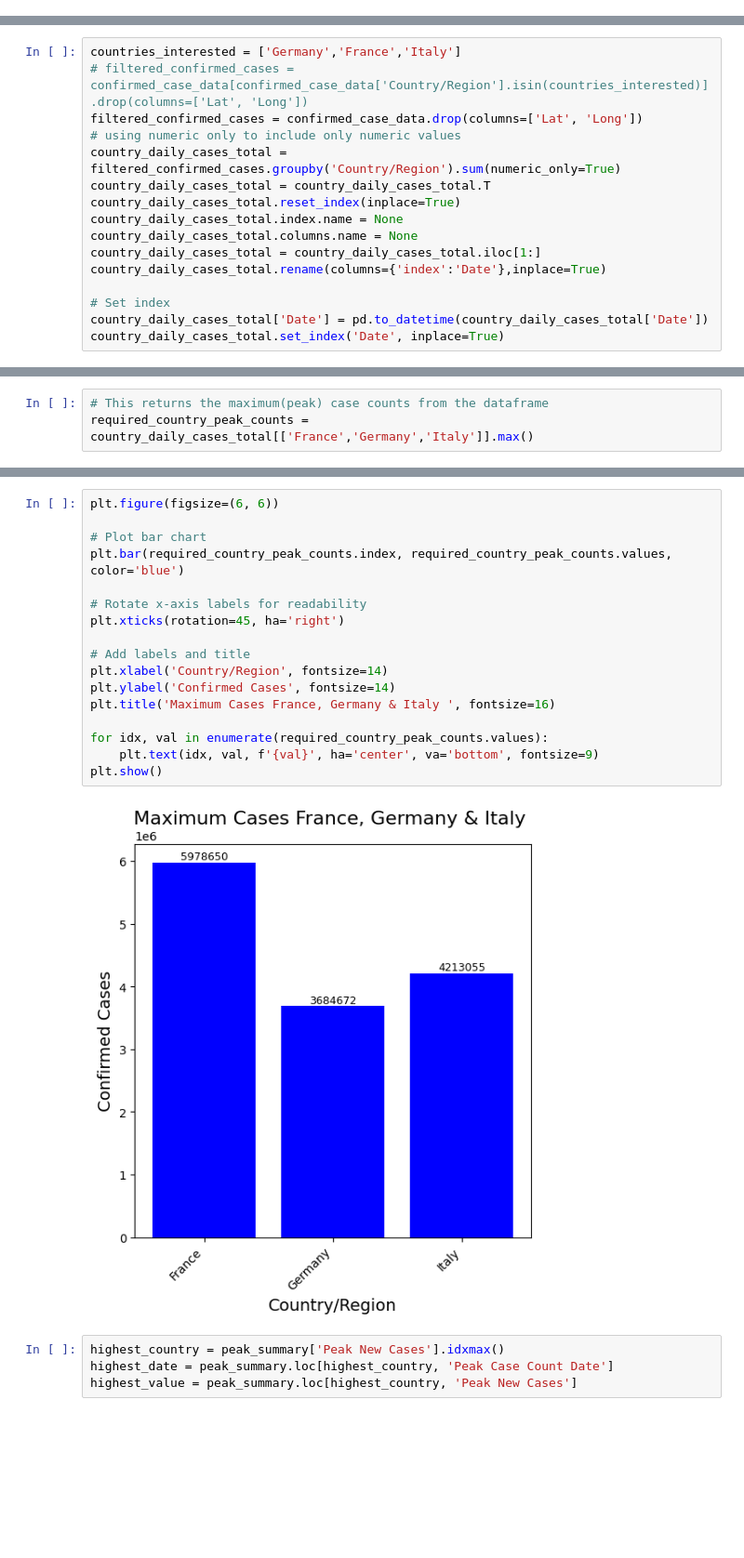
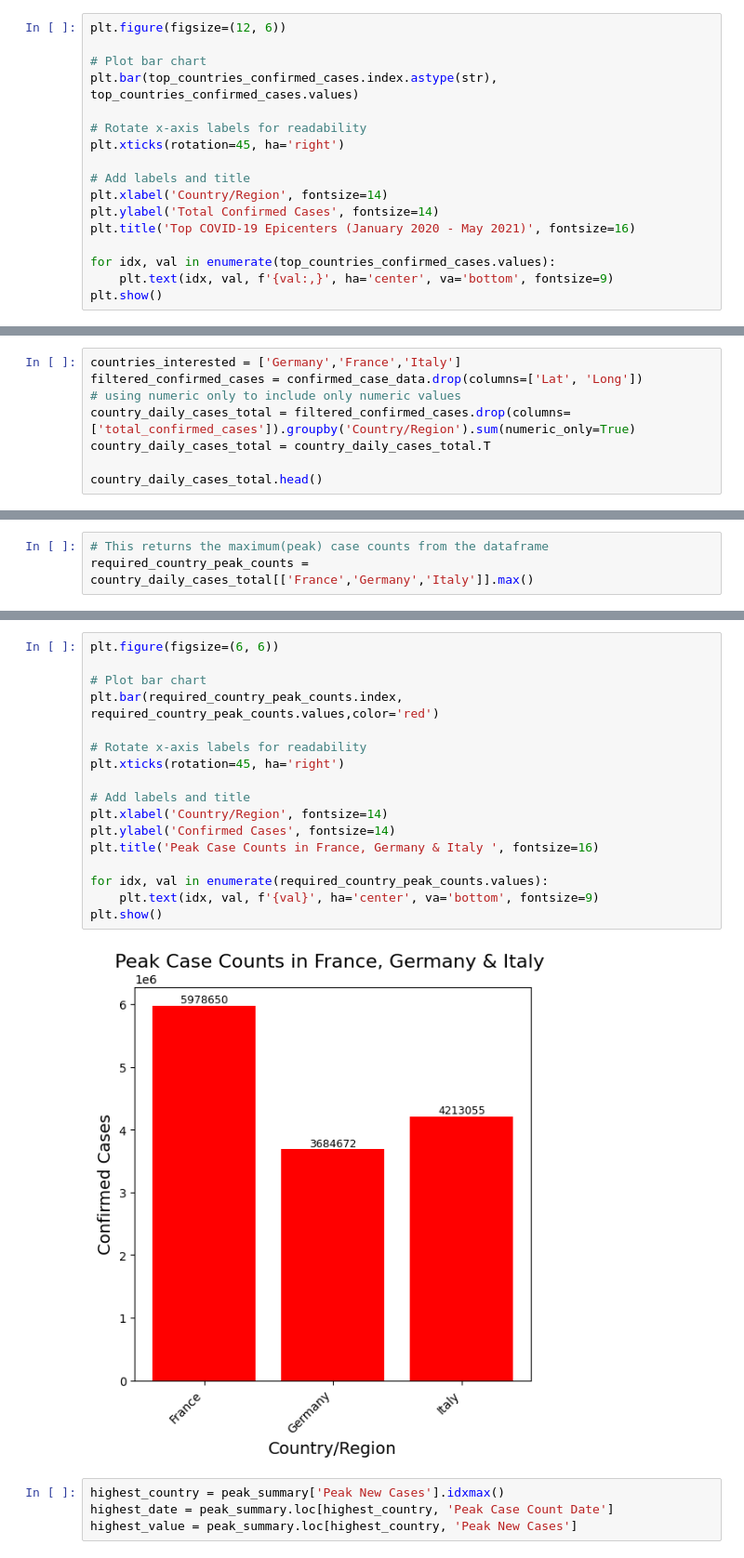
Before and after one commit to hrajpal96/covid-19-analysis, a Jupyter notebook: covid-19-analysis.ipynb, the cells around one changed output, grey strips where cells are left out. Shown at 93% size. Cells and saved outputs as stored; diff of their text form; blank space fills up the shorter version.

Commit message:
Updated plots for the results

```diff
--- a/covid-19-analysis.ipynb
+++ b/covid-19-analysis.ipynb
@@ -250,0 +270,17 @@ plt.show()
+# %%
+plt.figure(figsize=(12, 6))
+
+# Plot bar chart
+plt.bar(top_countries_confirmed_cases.index.astype(str), top_countries_confirmed_cases.values)
+
+# Rotate x-axis labels for readability
+plt.xticks(rotation=45, ha='right')
+
+# Add labels and title
+plt.xlabel('Country/Region', fontsize=14)
+plt.ylabel('Total Confirmed Cases', fontsize=14)
+plt.title('Top COVID-19 Epicenters (January 2020 - May 2021)', fontsize=16)
+
+for idx, val in enumerate(top_countries_confirmed_cases.values):
+    plt.text(idx, val, f'{val:,}', ha='center', va='bottom', fontsize=9)
+plt.show()
@@ -370,17 +405,9 @@ confirmed_case_data.head()
 Q5.1: Analyze peak number of daily new cases in Germany France and Italy. Which country experienced the highest single-day surge and when did it occur
 # %%
 countries_interested = ['Germany','France','Italy']
-# filtered_confirmed_cases = confirmed_case_data[confirmed_case_data['Country/Region'].isin(countries_interested)].drop(columns=['Lat', 'Long'])
 filtered_confirmed_cases = confirmed_case_data.drop(columns=['Lat', 'Long'])
 # using numeric only to include only numeric values
-country_daily_cases_total = filtered_confirmed_cases.groupby('Country/Region').sum(numeric_only=True)
+country_daily_cases_total = filtered_confirmed_cases.drop(columns=['total_confirmed_cases']).groupby('Country/Region').sum(numeric_only=True)
 country_daily_cases_total = country_daily_cases_total.T
-country_daily_cases_total.reset_index(inplace=True)
-country_daily_cases_total.index.name = None
-country_daily_cases_total.columns.name = None
-country_daily_cases_total = country_daily_cases_total.iloc[1:]
-country_daily_cases_total.rename(columns={'index':'Date'},inplace=True)
 
-# Set index
-country_daily_cases_total['Date'] = pd.to_datetime(country_daily_cases_total['Date'])
-country_daily_cases_total.set_index('Date', inplace=True)
+country_daily_cases_total.head()
@@ -445,22 +481,22 @@ Italy peak case count:4213055
 # %%
 plt.figure(figsize=(6, 6))
 
 # Plot bar chart
-plt.bar(required_country_peak_counts.index, required_country_peak_counts.values, color='blue')
+plt.bar(required_country_peak_counts.index, required_country_peak_counts.values,color='red')
 
 # Rotate x-axis labels for readability
 plt.xticks(rotation=45, ha='right')
 
 # Add labels and title
 plt.xlabel('Country/Region', fontsize=14)
 plt.ylabel('Confirmed Cases', fontsize=14)
-plt.title('Maximum Cases France, Germany & Italy ', fontsize=16)
+plt.title('Peak Case Counts in France, Germany & Italy ', fontsize=16)
 
 for idx, val in enumerate(required_country_peak_counts.values):
     plt.text(idx, val, f'{val}', ha='center', va='bottom', fontsize=9)
 plt.show()
 # %% [output]
-[figure, old version]
+[figure, new version]
 # %%
 highest_country = peak_summary['Peak New Cases'].idxmax()
 highest_date = peak_summary.loc[highest_country, 'Peak Case Count Date']
```
Also changed, not shown: parts of 57 cells of this notebook.
